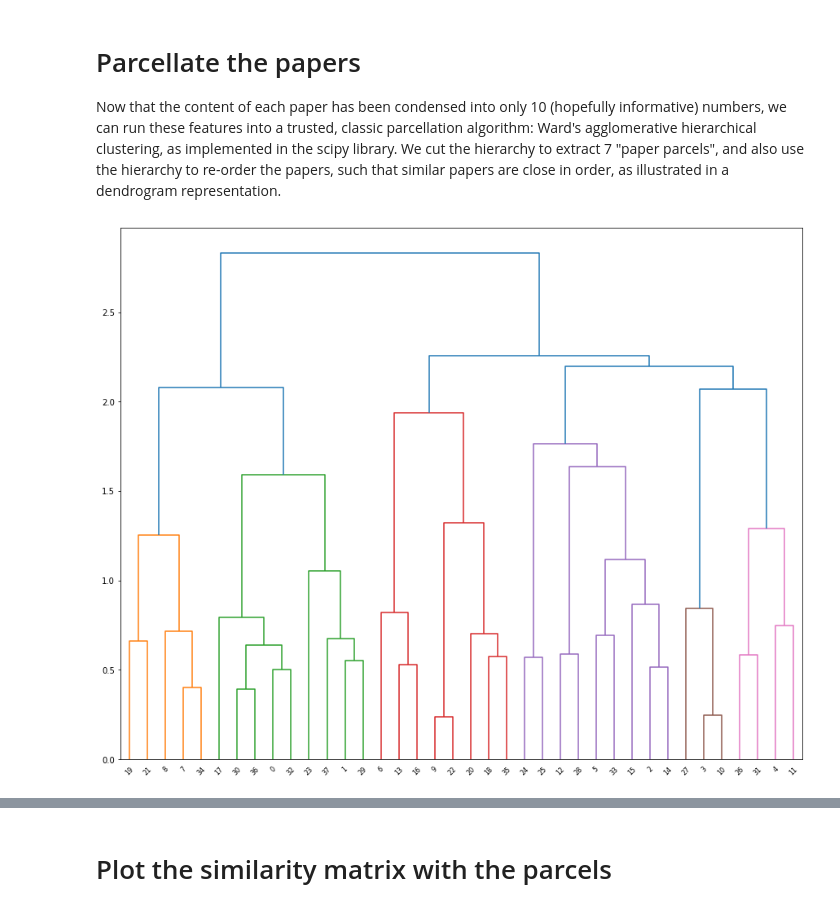
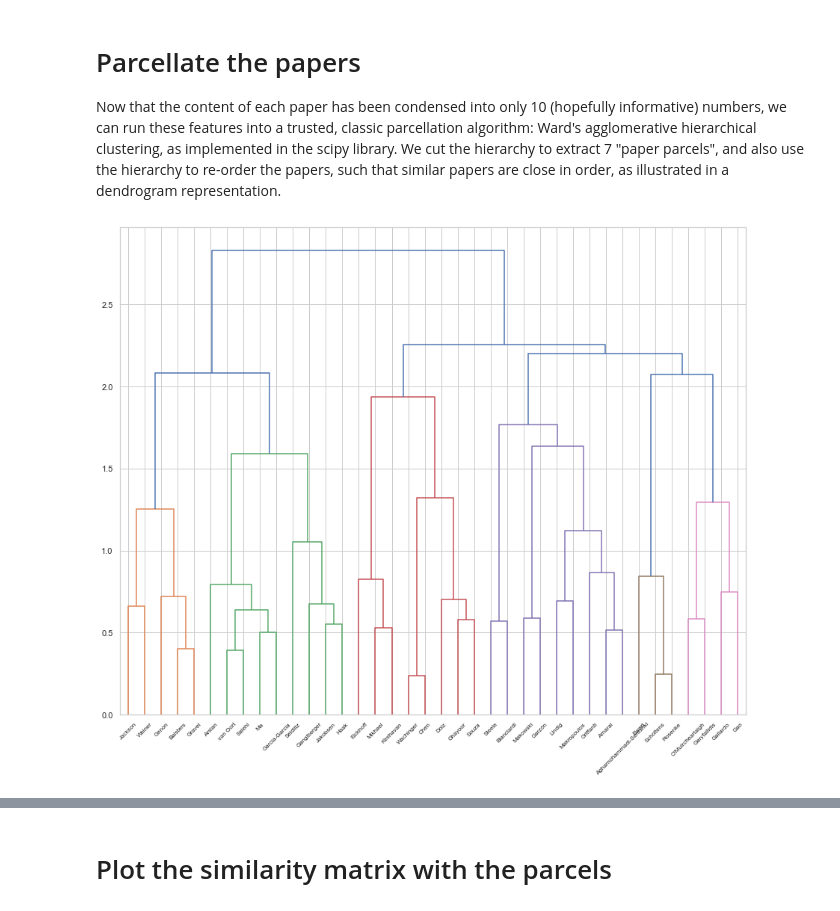
Before and after one commit to pbellec/editorial_parcellation, a Jupyter notebook: content/editorial_NIMG_brain_segmentation_parcellation.ipynb, the cells around one changed output, grey strips where cells are left out. Cells and saved outputs as stored; diff of their text form; code cells hidden in the pictures.

Commit message:
Import of the original notebook in jupyter book format.

```diff
--- a/content/editorial_NIMG_brain_segmentation_parcellation.ipynb
+++ b/content/editorial_NIMG_brain_segmentation_parcellation.ipynb
@@ -65,3 +65,15 @@ X = lsa.fit_transform(X) # Apply the SVD to the TFIDF features
 print("n_samples: %d, n_features: %d" % X.shape)
 # %% [output]
 n_samples: 38, n_features: 10
+# %%
+# Now make a plot
+import seaborn as sns
+sns.set_theme(style="whitegrid")
+df_X = pd.DataFrame(data=np.concatenate([data['Author'].to_numpy().reshape([38, 1]), X], axis=1),
+                    columns= np.concatenate([['Author'],[f'comp{d}' for d in range(10)]]))
+g = sns.PairGrid(df_X,
+                 x_vars=df_X.columns[1:], y_vars=["Author"],
+                 height=10, aspect=.25)
+# Draw a dot plot using the stripplot function
+g.map(sns.stripplot, size=10, orient="h", jitter=False,
+      palette="flare_r", linewidth=1, edgecolor="w")
@@ -72,18 +87,18 @@ Now that the content of each paper has been condensed into only 10 (hopefully in
 # %%
 n_clusters = 7 # Set the number of clusters
 
 # Make figures nice and big
 fig_size = [15,12]
 plt.rcParams["figure.figsize"] = fig_size
 
 Xd = pd.DataFrame(X,index=range(0,data.shape[0])) # Convert the data to a pandas frame
-hier = linkage(Xd, method='ward',metric='euclidean') # scipy's hierarchical clustering
-res = dendrogram(hier,get_leaves=True) # Generate a dendrogram from the hierarchy
+hier = linkage(Xd, method='ward', metric='euclidean') # scipy's hierarchical clustering
+res = dendrogram(hier, labels=data['Author'].to_numpy(), get_leaves=True) # Generate a dendrogram from the hierarchy
 order = res.get('leaves') # Extract the order on papers from the dendrogram
 
 # Cut the hierarchy and turn the parcellation into a dataframe
 part = np.squeeze(cut_tree(hier,n_clusters=n_clusters))
 part = pd.DataFrame(data=part[order],columns=["Parcel"],index=order)
 plt.show()
 # %% [output]
-[figure, old version]
+[figure, new version]
```
Also changed, not shown: parts of 5 cells of this notebook, 7 other files.
